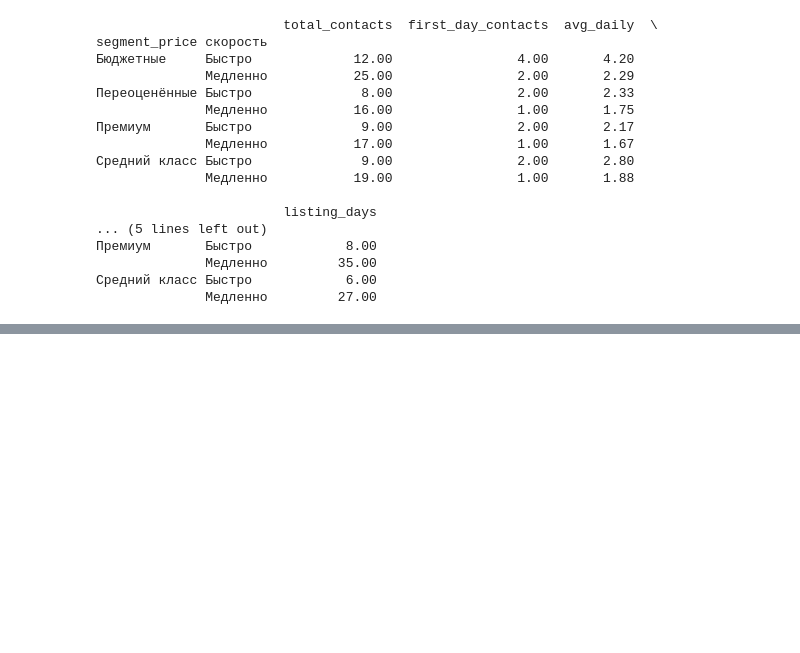
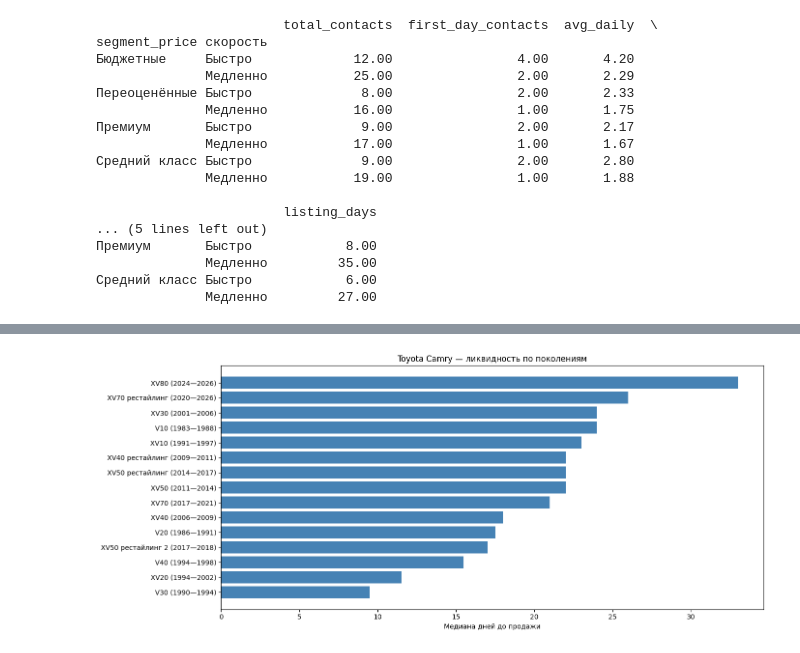
Before and after one commit to OhoToo/AviHac, a Jupyter notebook: main.ipynb, the cells around one changed output, grey strips where cells are left out. Cells and saved outputs as stored; diff of their text form; code cells hidden in the pictures; blank space fills up the shorter version.

```diff
--- a/main.ipynb
+++ b/main.ipynb
@@ -1646,0 +1756,8 @@ shap.summary_plot(
+# %%
+gen_stats = data_full.groupby(["brand", "model", "generation"])[
+    ["listing_days", "total_contacts", "price"]
+].median().reset_index()
+
+# Смотрим на бренды где больше всего поколений
+print("Топ моделей по количеству поколений:")
+print(data_full.groupby(["brand", "model"])["generation"].nunique().sort_values(ascending=False).head(10))
@@ -1646,0 +1778,7 @@ shap.summary_plot(
+# %%
+camry = gen_stats[
+    (gen_stats["brand"] == "Toyota") &
+    (gen_stats["model"] == "Camry")
+].sort_values("listing_days")
+
+print(camry[["generation", "listing_days", "total_contacts", "price"]].to_string())
@@ -1646,0 +1802,10 @@ shap.summary_plot(
+# %%
+plt.figure(figsize=(14, 6))
+
+bars = plt.barh(camry["generation"], camry["listing_days"], color="steelblue")
+plt.xlabel("Медиана дней до продажи")
+plt.title("Toyota Camry — ликвидность по поколениям")
+plt.tight_layout()
+plt.show()
+# %% [output]
+[figure, added]
```
Also changed, not shown: parts of 16 cells of this notebook.
